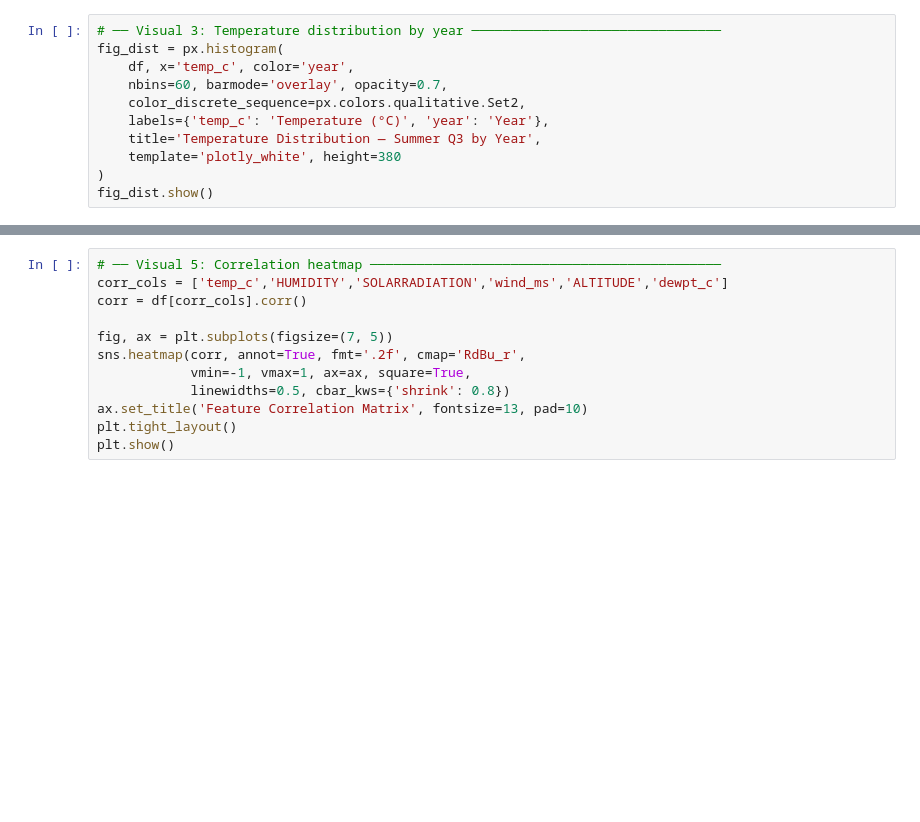
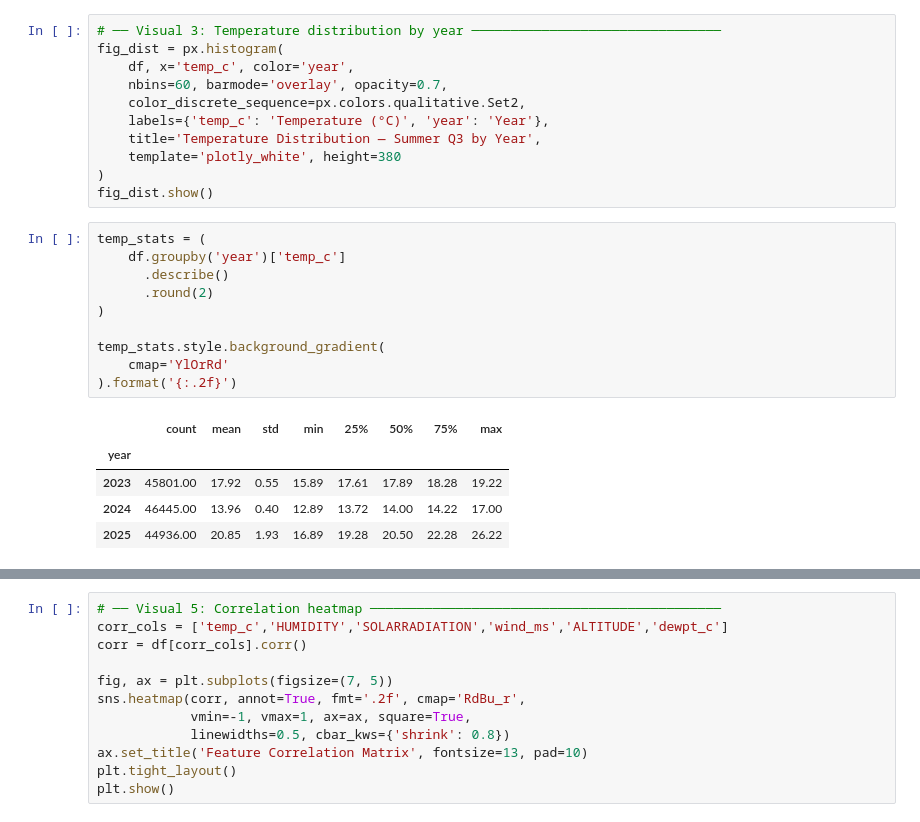
Before and after one commit to mylenearadaniucll2024/urban-heat-ai-leuven, a Jupyter notebook: notebooks/leuven_urban_heat_ai(6).ipynb, the cells around one changed output, grey strips where cells are left out. Drawn from its saved outputs; the diff is of its cells as text; blank space fills up the shorter version.

```diff
--- a/notebooks/leuven_urban_heat_ai(6).ipynb
+++ b/notebooks/leuven_urban_heat_ai(6).ipynb
@@ -297,5 +385,21 @@ fig_dist = px.histogram(
     template='plotly_white', height=380
 )
 fig_dist.show()
+# %%
+temp_stats = (
+    df.groupby('year')['temp_c']
+      .describe()
+      .round(2)
+)
+
+temp_stats.style.background_gradient(
+    cmap='YlOrRd'
+).format('{:.2f}')
+# %% [output]
+|  | count | mean | std | min | 25% | 50% | 75% | max |
+| year |  |  |  |  |  |  |  |  |
+| 2023 | 45801.00 | 17.92 | 0.55 | 15.89 | 17.61 | 17.89 | 18.28 | 19.22 |
+| 2024 | 46445.00 | 13.96 | 0.40 | 12.89 | 13.72 | 14.00 | 14.22 | 17.00 |
+| 2025 | 44936.00 | 20.85 | 1.93 | 16.89 | 19.28 | 20.50 | 22.28 | 26.22 |
 # %%
 # ── Visual 4: Temperature box-plot per year ───────────────────────────────────
```
Also changed, not shown: parts of 7 cells of this notebook.
